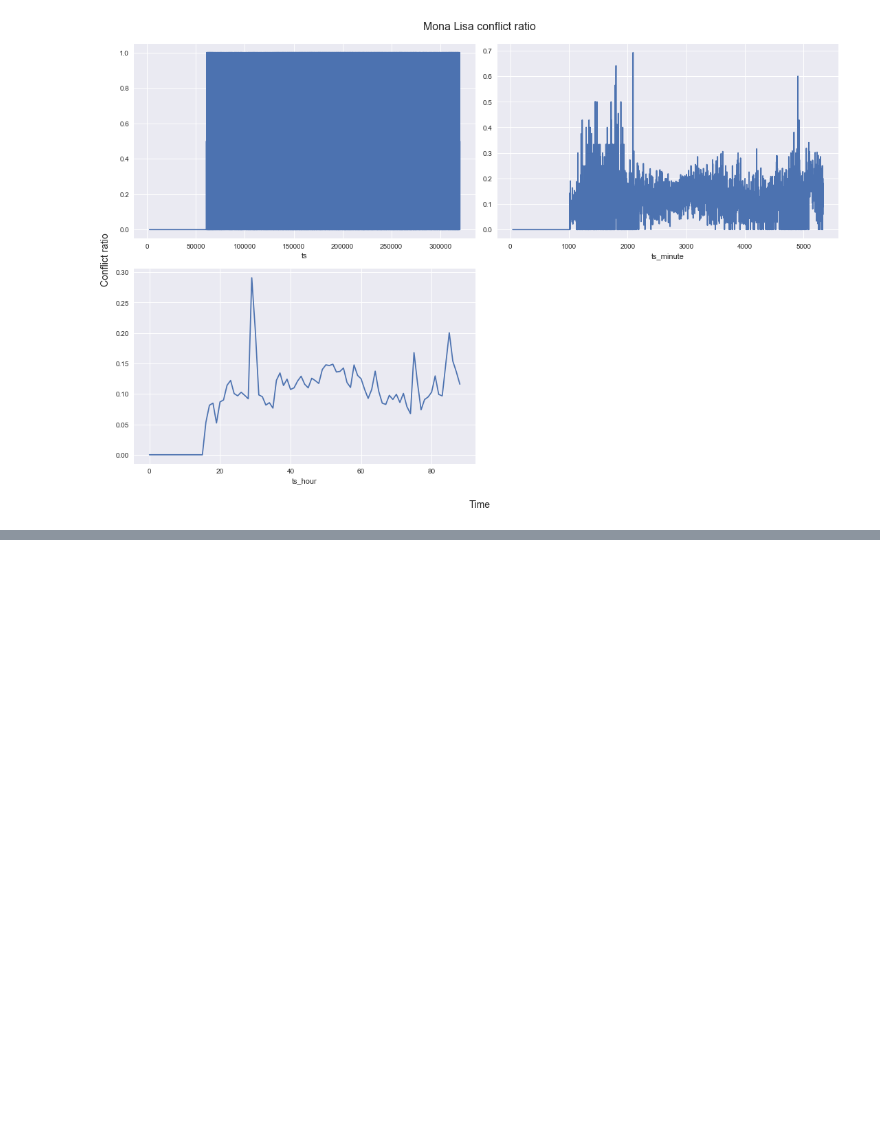
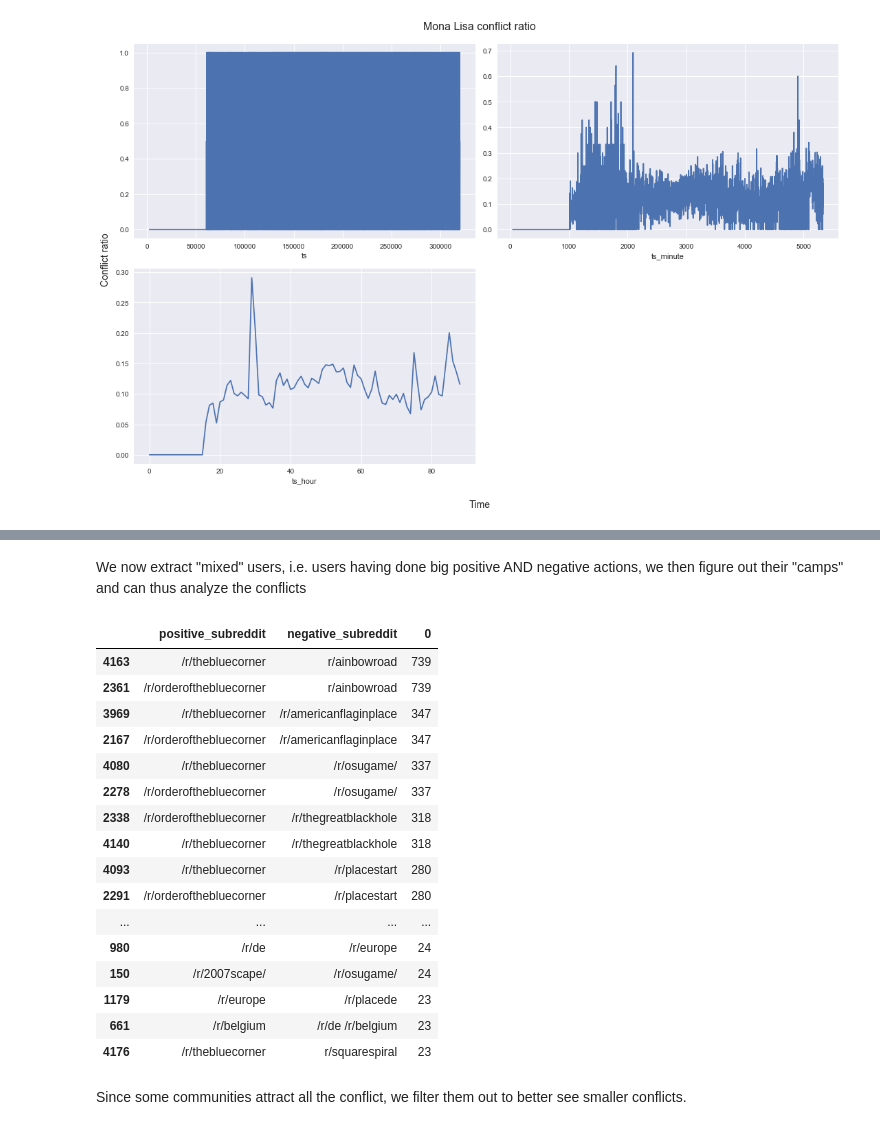
Before and after one commit to cedricviaccoz/warsonrplace, a Jupyter notebook: General conflict.ipynb, the cells around one changed output, grey strips where cells are left out. Saved outputs shown, nothing was run; the diff lists cells and outputs as text; code cells hidden in the pictures; blank space fills up the shorter version.

Commit message:
Continued conflicts

```diff
--- a/General conflict.ipynb
+++ b/General conflict.ipynb
@@ -94,0 +237,5 @@ plot_conflict_ration(dataset['coordinates_packed'].isin(polys_packed[1]), title=
+# %%
+min_pixels = 5
+# %%
+user_subreddit_overall = dataset_flat.groupby(['user', 'subreddit'])['direction'].sum()
+user_subreddit_overall.describe(percentiles=[.25, .5, .75, .80, .90, .99, .999])
@@ -94,0 +256,7 @@ plot_conflict_ration(dataset['coordinates_packed'].isin(polys_packed[1]), title=
+# %%
+big_overall = user_subreddit_overall[(user_subreddit_overall >= min_pixels) | (user_subreddit_overall <= -min_pixels)]
+big_overall_positive = user_subreddit_overall[(user_subreddit_overall >= min_pixels)]
+big_overall_negative = user_subreddit_overall[(user_subreddit_overall <= -min_pixels)]
+
+positive_overall_users = big_overall_positive.index.get_level_values(0)
+negative_overall_users = big_overall_negative.index.get_level_values(0)
@@ -94,0 +291,34 @@ plot_conflict_ration(dataset['coordinates_packed'].isin(polys_packed[1]), title=
+# %% [markdown]
+We now extract "mixed" users, i.e. users having done big positive AND negative actions, we then figure out their "camps" and can thus analyze the conflicts
+# %%
+mixed_overall_users = positive_overall_users.intersection(negative_overall_users)
+
+mixed_users_camps = big_overall.loc[list(set(mixed_overall_users.astype('str').values))].reset_index(level=1)
+positive_actions = mixed_users_camps[mixed_users_camps['direction'] > 0]['subreddit']
+negative_actions = mixed_users_camps[mixed_users_camps['direction'] < 0]['subreddit']
+df_camps = positive_actions.to_frame().rename(columns={'subreddit': 'positive_subreddit'})\
+    .join(negative_actions.to_frame().rename(columns={'subreddit': 'negative_subreddit'}))
+# %%
+with pd.option_context('display.max_rows', 200):
+    display(df_camps.groupby(['positive_subreddit', 'negative_subreddit'])
+                .size().reset_index().sort_values(by=0, ascending=False).head(200))
+# %% [output]
+|  | positive_subreddit | negative_subreddit | 0 |
+| 4163 | /r/thebluecorner | r/ainbowroad | 739 |
+| 2361 | /r/orderofthebluecorner | r/ainbowroad | 739 |
+| 3969 | /r/thebluecorner | /r/americanflaginplace | 347 |
+| 2167 | /r/orderofthebluecorner | /r/americanflaginplace | 347 |
+| 4080 | /r/thebluecorner | /r/osugame/ | 337 |
+| 2278 | /r/orderofthebluecorner | /r/osugame/ | 337 |
+| 2338 | /r/orderofthebluecorner | /r/thegreatblackhole | 318 |
+| 4140 | /r/thebluecorner | /r/thegreatblackhole | 318 |
+| 4093 | /r/thebluecorner | /r/placestart | 280 |
+| 2291 | /r/orderofthebluecorner | /r/placestart | 280 |
+| ... | ... | ... | ... |
+| 980 | /r/de | /r/europe | 24 |
+| 150 | /r/2007scape/ | /r/osugame/ | 24 |
+| 1179 | /r/europe | /r/placede | 23 |
+| 661 | /r/belgium | /r/de /r/belgium | 23 |
+| 4176 | /r/thebluecorner | r/squarespiral | 23 |
+# %% [markdown]
+Since some communities attract all the conflict, we filter them out to better see smaller conflicts.
```
Also changed, not shown: parts of 23 cells of this notebook.
